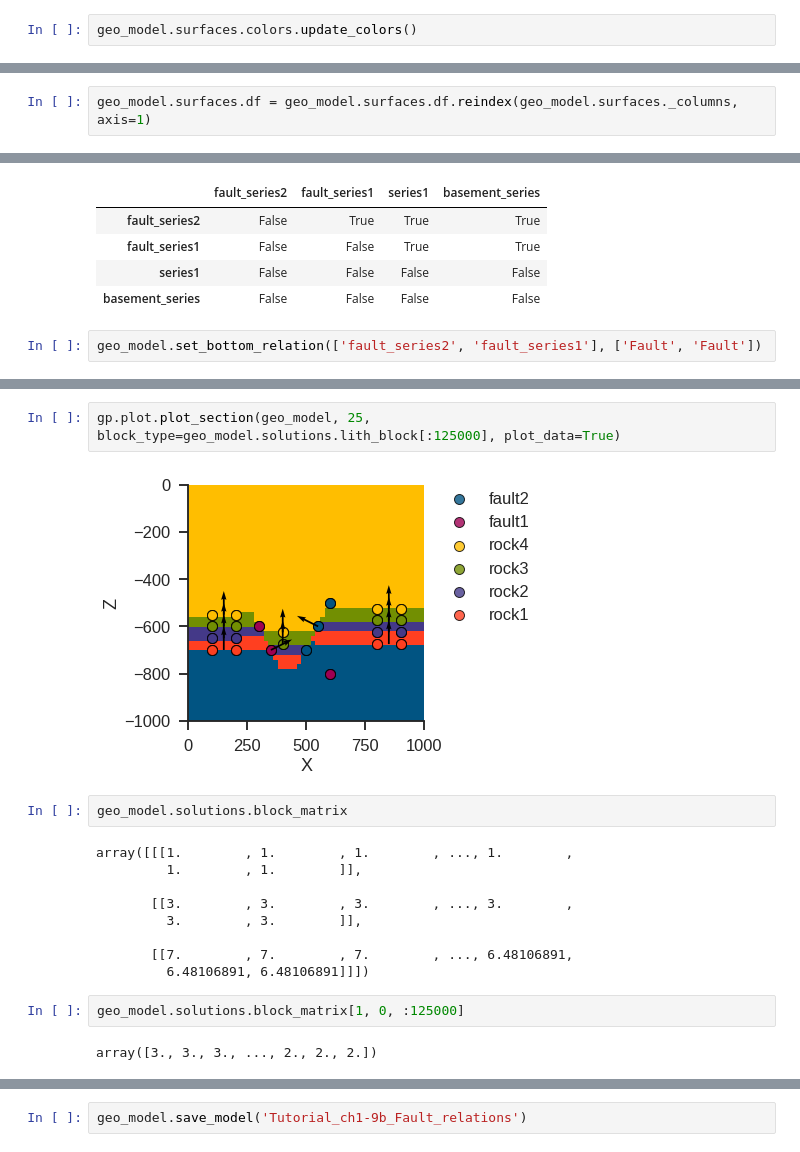
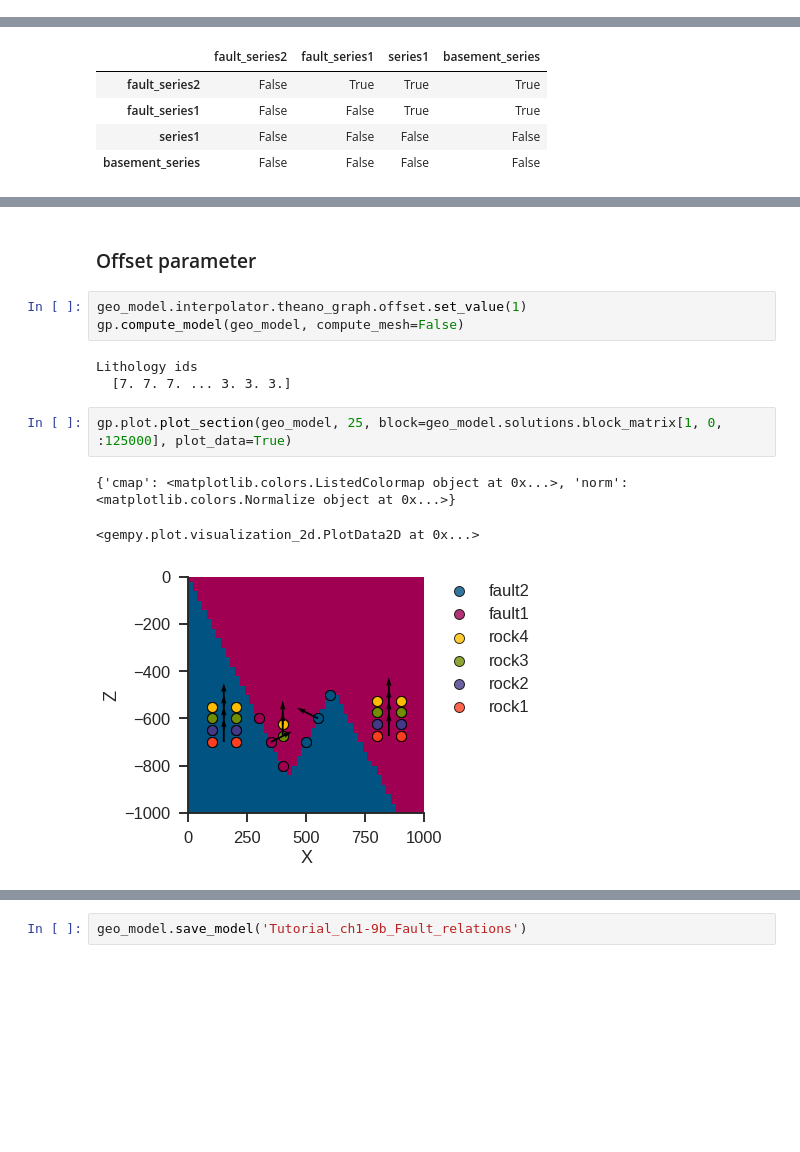
Before and after one commit to gempy-project/gempy, a Jupyter notebook: notebooks/tutorials/ch1-9b_Fault_relations.ipynb, the cells around one changed output, grey strips where cells are left out. Drawn from its saved outputs; the diff is of its cells as text; blank space fills up the shorter version.

```diff
--- a/notebooks/tutorials/ch1-9b_Fault_relations.ipynb
+++ b/notebooks/tutorials/ch1-9b_Fault_relations.ipynb
@@ -29,5 +30,3 @@ WARNING (theano.tensor.blas): Using NumPy C-API based implementation for BLAS fu
 We import a model from an existing folder.
 # %%
 geo_model = gp.load_model('Tutorial_ch1-9b_Fault_relations')
-# %%
-geo_model.surfaces.colors.update_colors()
@@ -36,5 +33,3 @@ geo_model.surfaces.colors.update_colors()
-# %%
-geo_model.surfaces.df = geo_model.surfaces.df.reindex(geo_model.surfaces._columns, axis=1)
 # %%
 geo_model.surfaces
 # %% [output]
@@ -153,5 +90,3 @@ geo_model.faults.faults_relations_df
 | fault_series1 | False | False | True | True |
 | series1 | False | False | False | False |
 | basement_series | False | False | False | False |
-# %%
-geo_model.set_bottom_relation(['fault_series2', 'fault_series1'], ['Fault', 'Fault'])
@@ -181,19 +108,14 @@ Lithology scalar field
+# %% [markdown]
+### Offset parameter
+# %%
+geo_model.interpolator.theano_graph.offset.set_value(1)
+gp.compute_model(geo_model, compute_mesh=False)
+# %% [output]
+Lithology ids
+  [7. 7. 7. ... 3. 3. 3.]
 # %%
-gp.plot.plot_section(geo_model, 25, block_type=geo_model.solutions.lith_block[:125000], plot_data=True)
+gp.plot.plot_section(geo_model, 25, block=geo_model.solutions.block_matrix[1, 0, :125000], plot_data=True)
 # %% [output]
+{'cmap': <matplotlib.colors.ListedColormap object at 0x...>, 'norm': <matplotlib.colors.Normalize object at 0x...>}
+<gempy.plot.visualization_2d.PlotData2D at 0x...>
-[figure, old version]
+[figure, new version]
-# %%
-geo_model.solutions.block_matrix
-# %% [output]
-array([[[1.        , 1.        , 1.        , ..., 1.        ,
-         1.        , 1.        ]],
-
-       [[3.        , 3.        , 3.        , ..., 3.        ,
-         3.        , 3.        ]],
-
-       [[7.        , 7.        , 7.        , ..., 6.48106891,
-         6.48106891, 6.48106891]]])
-# %%
-geo_model.solutions.block_matrix[1, 0, :125000]
-# %% [output]
-array([3., 3., 3., ..., 2., 2., 2.])
```
Also changed, not shown: parts of 29 cells of this notebook, 8 other files.
